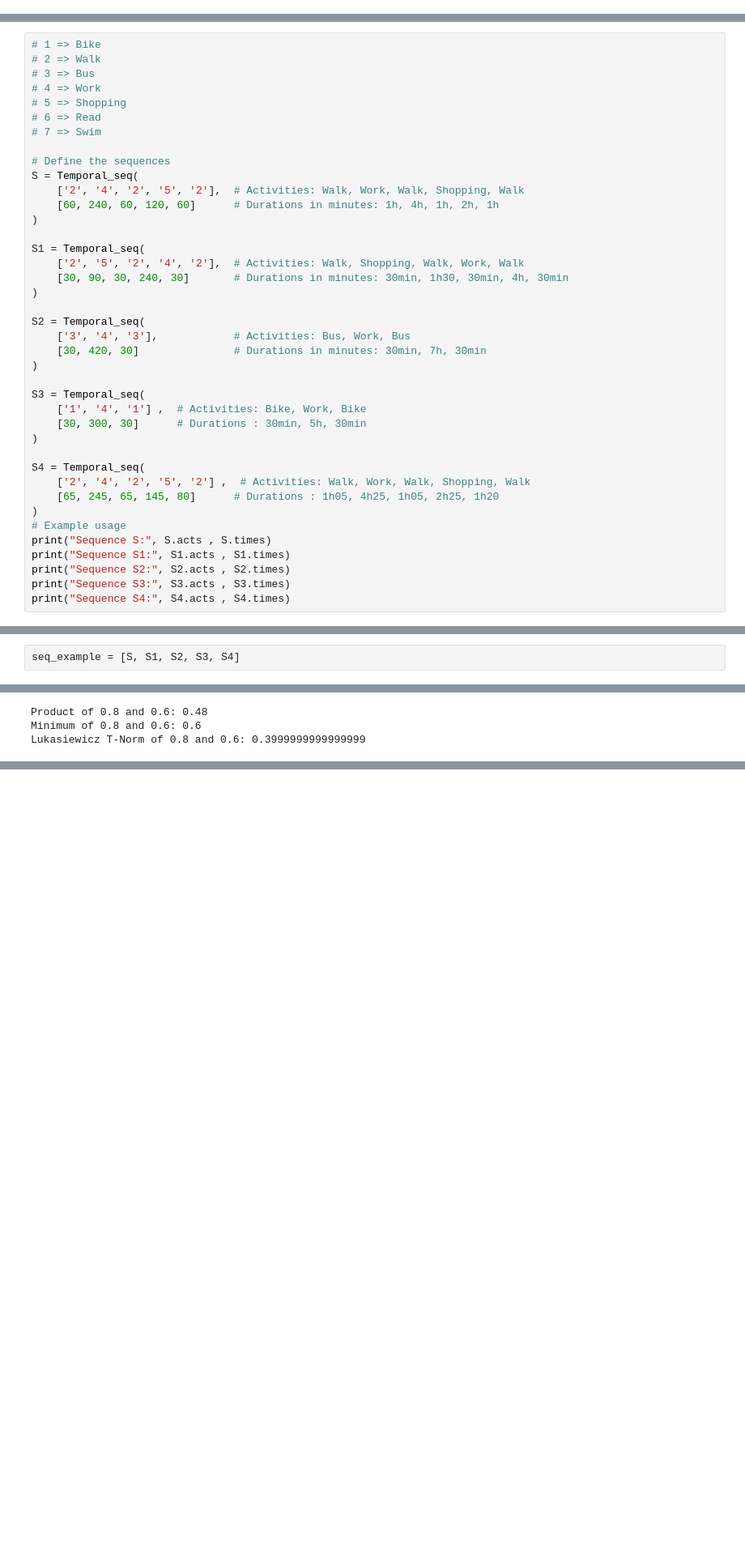
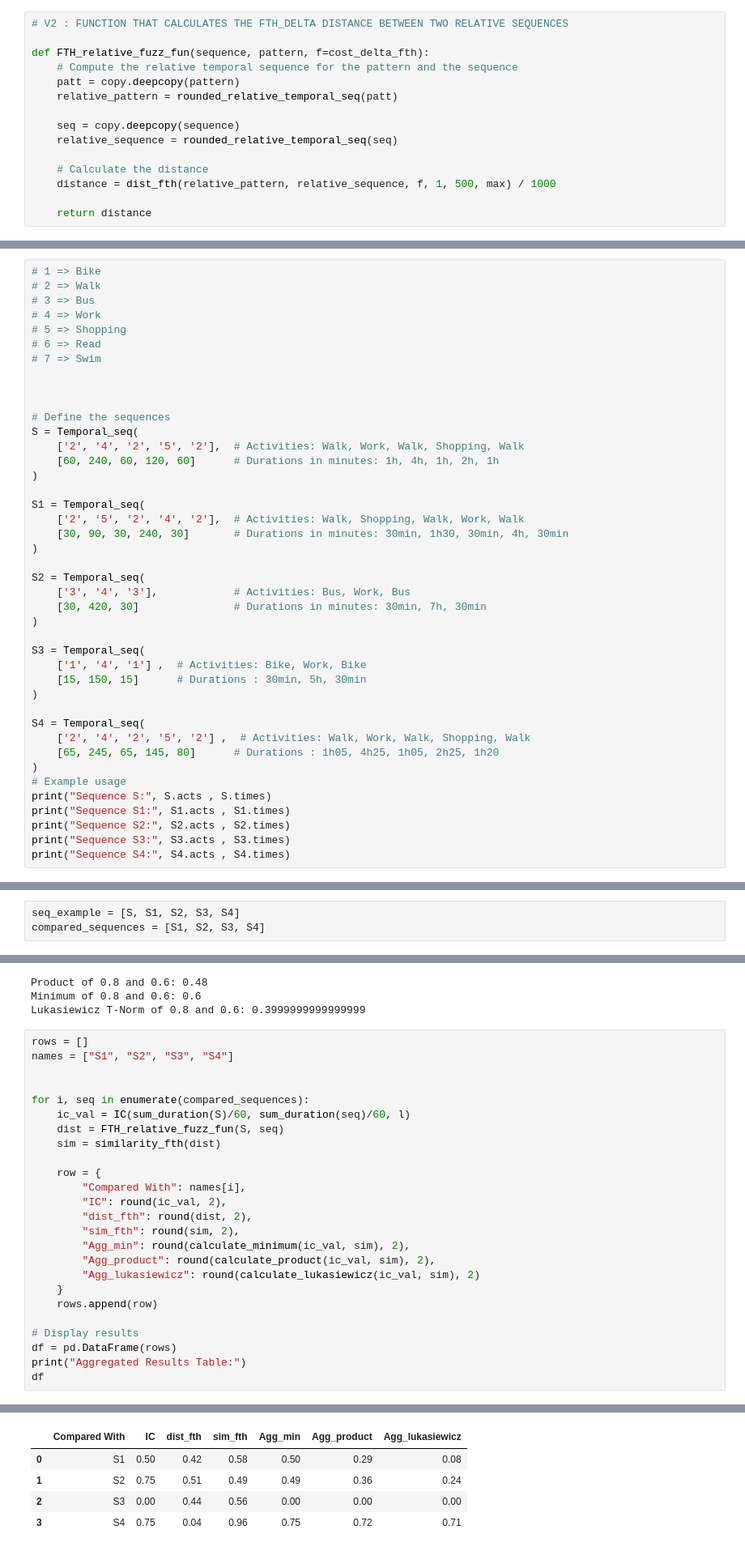
Before and after one commit to IamSherlockeddd/FUZZ2025, a Jupyter notebook: Final_FUZZ_2025.ipynb, the cells around one changed output, grey strips where cells are left out. Shown at 81% size. Cells and saved outputs as stored; diff of their text form; blank space fills up the shorter version.

```diff
--- a/Final_FUZZ_2025.ipynb
+++ b/Final_FUZZ_2025.ipynb
@@ -189,6 +189,21 @@ def FTH_relative_fuzz(sequence, pattern, f=cost_delta_fth):
     # Decode and display the result
     decoded_sequence = decode_activities(seq.acts)
     print("Distance:", distance, " - Sequence:", decoded_sequence, seq.times)
+# %%
+# V2 : FUNCTION THAT CALCULATES THE FTH_DELTA DISTANCE BETWEEN TWO RELATIVE SEQUENCES
+
+def FTH_relative_fuzz_fun(sequence, pattern, f=cost_delta_fth):
+    # Compute the relative temporal sequence for the pattern and the sequence
+    patt = copy.deepcopy(pattern)
+    relative_pattern = rounded_relative_temporal_seq(patt)
+
+    seq = copy.deepcopy(sequence)
+    relative_sequence = rounded_relative_temporal_seq(seq)
+
+    # Calculate the distance
+    distance = dist_fth(relative_pattern, relative_sequence, f, 1, 500, max) / 1000
+
+    return distance
 # %% [markdown]
 ## Tests
 # %%
@@ -199,6 +214,8 @@ def FTH_relative_fuzz(sequence, pattern, f=cost_delta_fth):
 # 5 => Shopping
 # 6 => Read
 # 7 => Swim
+
+
 
 # Define the sequences
 S = Temporal_seq(
@@ -218,7 +235,7 @@ S2 = Temporal_seq(
 
 S3 = Temporal_seq(
     ['1', '4', '1'] ,  # Activities: Bike, Work, Bike
-    [30, 300, 30]      # Durations : 30min, 5h, 30min
+    [15, 150, 15]      # Durations : 30min, 5h, 30min
 )
 
 S4 = Temporal_seq(
@@ -239,6 +256,7 @@ Sequence S3: ['1', '4', '1'] [30, 300, 30]
 Sequence S4: ['2', '4', '2', '5', '2'] [65, 245, 65, 145, 80]
 # %%
 seq_example = [S, S1, S2, S3, S4]
+compared_sequences = [S1, S2, S3, S4]
 # %% [markdown]
 #### FTH relative ( avec élimination)
 # %%
@@ -403,3 +416,29 @@ print(f"Lukasiewicz T-Norm of {value1} and {value2}: {lukasiewicz_result}")  # O
 Product of 0.8 and 0.6: 0.48
 Minimum of 0.8 and 0.6: 0.6
 Lukasiewicz T-Norm of 0.8 and 0.6: 0.3999999999999999
+# %%
+rows = []
+names = ["S1", "S2", "S3", "S4"]
+
+
+for i, seq in enumerate(compared_sequences):
+    ic_val = IC(sum_duration(S)/60, sum_duration(seq)/60, l)
+    dist = FTH_relative_fuzz_fun(S, seq)
+    sim = similarity_fth(dist)
+
+    row = {
+        "Compared With": names[i],
+        "IC": round(ic_val, 2),
+        "dist_fth": round(dist, 2),
+        "sim_fth": round(sim, 2),
+        "Agg_min": round(calculate_minimum(ic_val, sim), 2),
+        "Agg_product": round(calculate_product(ic_val, sim), 2),
+        "Agg_lukasiewicz": round(calculate_lukasiewicz(ic_val, sim), 2)
+    }
+    rows.append(row)
+
+# Display results
+df = pd.DataFrame(rows)
+print("Aggregated Results Table:")
+df
+# %% [output]
@@ -405,0 +446,5 @@ Lukasiewicz T-Norm of 0.8 and 0.6: 0.3999999999999999
+|  | Compared With | IC | dist_fth | sim_fth | Agg_min | Agg_product | Agg_lukasiewicz |
+| 0 | S1 | 0.50 | 0.42 | 0.58 | 0.50 | 0.29 | 0.08 |
+| 1 | S2 | 0.75 | 0.51 | 0.49 | 0.49 | 0.36 | 0.24 |
+| 2 | S3 | 0.00 | 0.44 | 0.56 | 0.00 | 0.00 | 0.00 |
+| 3 | S4 | 0.75 | 0.04 | 0.96 | 0.75 | 0.72 | 0.71 |
```
Also changed, not shown: parts of 6 cells of this notebook.
